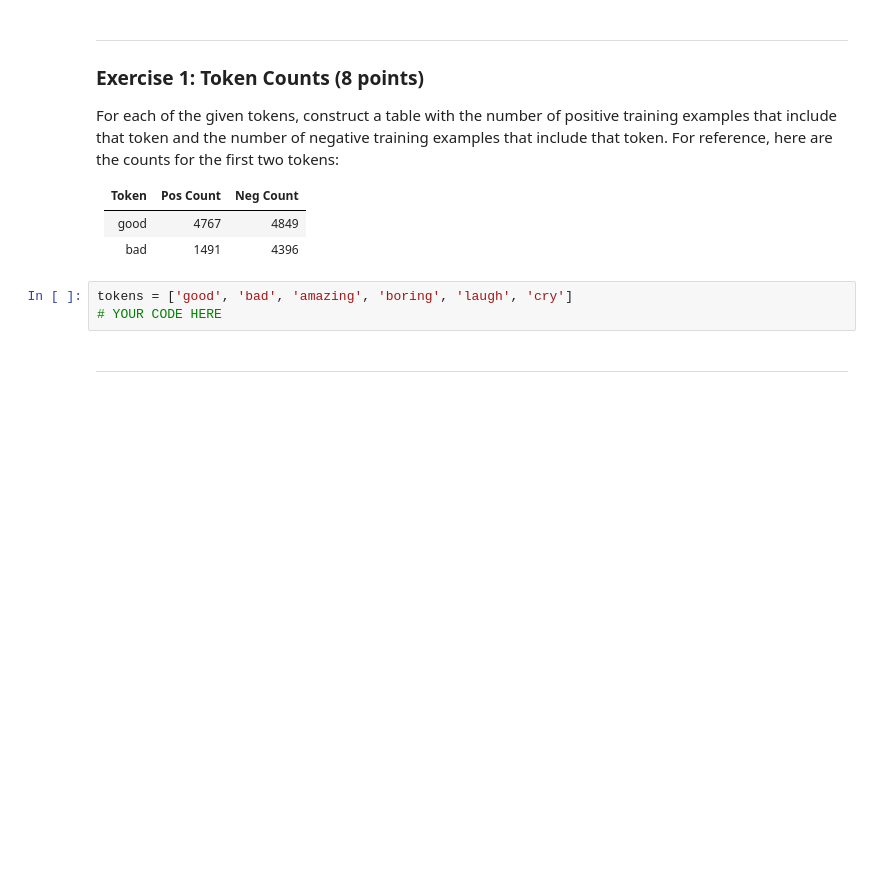
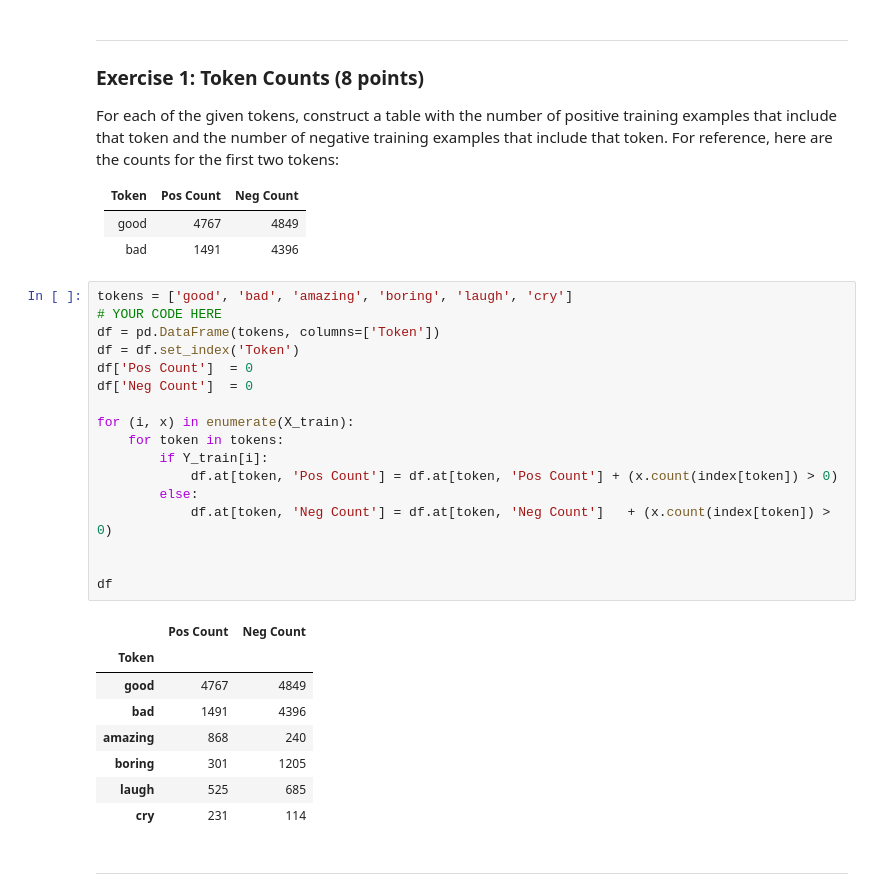
Before and after one commit to FirmwareDS/W207-HW9, a Jupyter notebook: Anil_Tipirneni_Assignment09.ipynb, the cells around one changed output. Cells and saved outputs as stored; diff of their text form; blank space fills up the shorter version.

```diff
--- a/Anil_Tipirneni_Assignment09.ipynb
+++ b/Anil_Tipirneni_Assignment09.ipynb
@@ -113,9 +113,32 @@ For each of the given tokens, construct a table with the number of positive trai
 |-|-|-|
 |good|4767|4849|
 |bad|1491|4396|
-# %%
-tokens = ['good', 'bad', 'amazing', 'boring', 'laugh', 'cry']
-# YOUR CODE HERE
+# %%
+tokens = ['good', 'bad', 'amazing', 'boring', 'laugh', 'cry']
+# YOUR CODE HERE
+df = pd.DataFrame(tokens, columns=['Token'])
+df = df.set_index('Token')
+df['Pos Count']  = 0
+df['Neg Count']  = 0
+
+for (i, x) in enumerate(X_train):
+    for token in tokens:
+        if Y_train[i]:
+            df.at[token, 'Pos Count'] = df.at[token, 'Pos Count'] + (x.count(index[token]) > 0)
+        else:
+            df.at[token, 'Neg Count'] = df.at[token, 'Neg Count']   + (x.count(index[token]) > 0)
+
+
+df
+# %% [output]
+|  | Pos Count | Neg Count |
+| Token |  |  |
+| good | 4767 | 4849 |
+| bad | 1491 | 4396 |
+| amazing | 868 | 240 |
+| boring | 301 | 1205 |
+| laugh | 525 | 685 |
+| cry | 231 | 114 |
 # %% [markdown]
 ---
 # %% [markdown]
```
